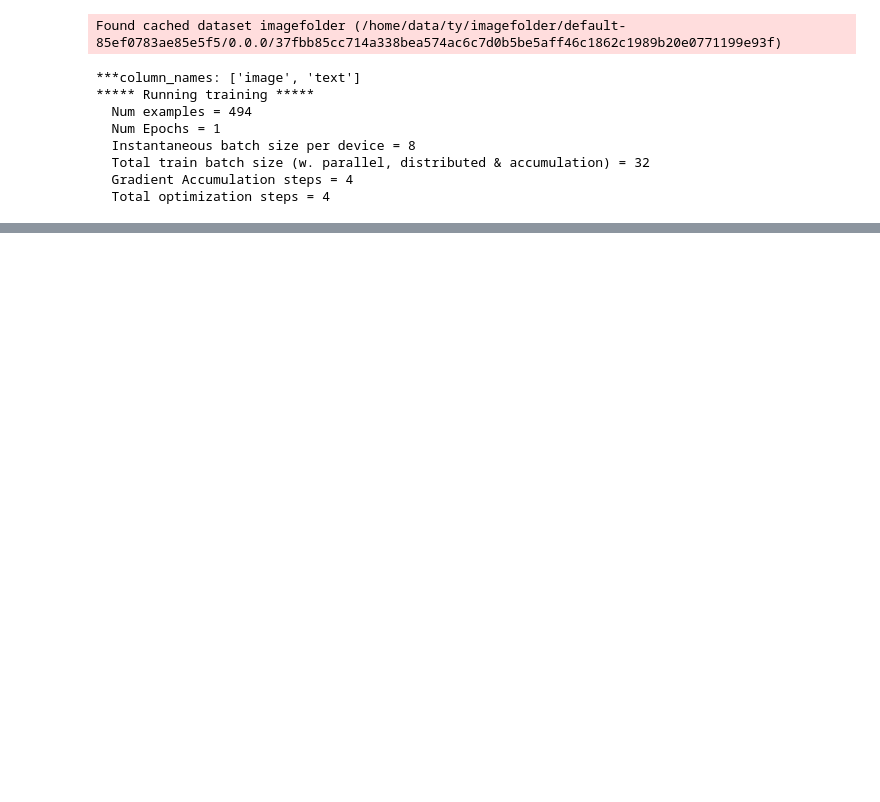
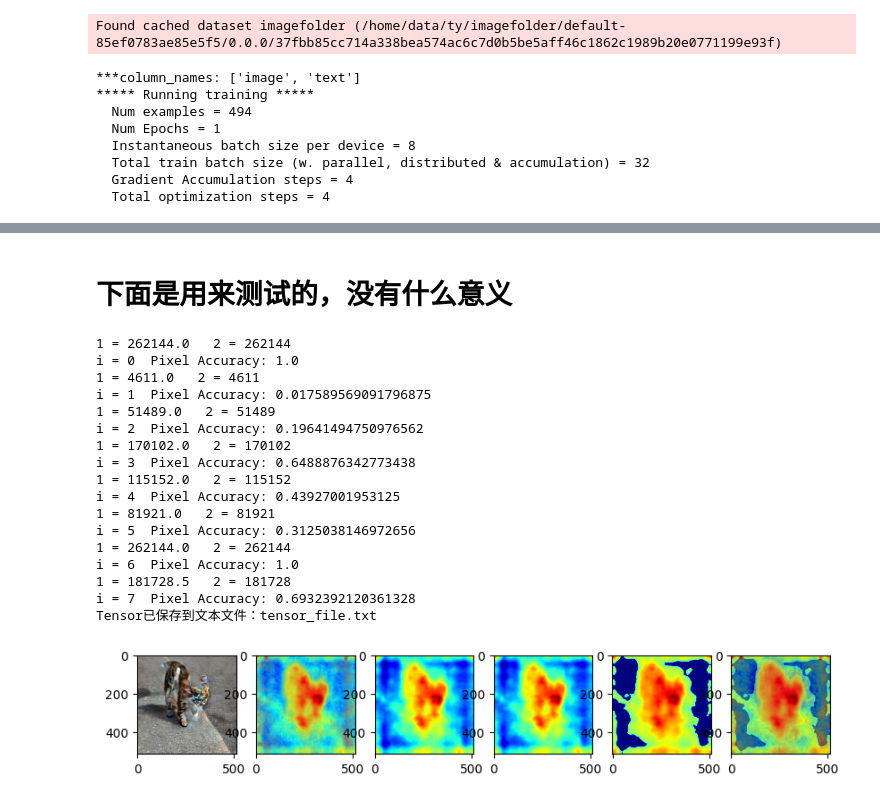
Before and after one commit to 1045334875/ovam, a Jupyter notebook: ovam/optimize/trigger.ipynb, the cells around one changed output, grey strips where cells are left out. Cells and saved outputs as stored; diff of their text form; code cells hidden in the pictures; blank space fills up the shorter version.

```diff
--- a/ovam/optimize/trigger.ipynb
+++ b/ovam/optimize/trigger.ipynb
@@ -768,3 +878,74 @@ tensor([[ 0.0198, -0.0499, -0.0243]], device='cuda:0', grad_fn=<SumBackward1>)
+# %% [markdown]
+# 下面是用来测试的，没有什么意义
+# %%
+
+
+fig, (ax0, ax1, ax2, ax3, ax4, ax5) = plt.subplots(1, 6, figsize=(10, 10))
+th = 0.5
+
+for i in range(0,8):
+    t1 =attention_maps3[i]
+
+    ax0.imshow(image_tri)
+    ax1.imshow(t1, alpha=t1 / t1.max(), cmap='jet')
+    ax2.imshow(t1, cmap='jet')
+
+    a = t1 / t1.max()
+
+    ax3.imshow(a, cmap='jet')
+
+    a[(t1/t1.max())<th]= 0
+    ax4.imshow(a, cmap='jet')
+
+    ax5.imshow(a, alpha=t1 / t1.max(), cmap='jet')
+
+    b = a
+    #-----------------------------------------------------
+    b[(t1/t1.max())>th] = 1
+    # 计算值为1的像素点数量
+    num_pixels_with_value_1 = b.sum()
+    #-----------------------------------------------------
+    # 创建一个布尔Tensor，其中大于阈值的元素为True
+    bool_tensor = a.gt(th)
+    count_above_threshold = bool_tensor.sum().item()
+    #-----------------------------------------------------
+    print(f"1 = {num_pixels_with_value_1}   2 = {count_above_threshold}")
+    # 计算总面积
+    total_area = 512 * 512
+
+    # 计算 Pixel Accuracy
+    pixel_accuracy = num_pixels_with_value_1 / total_area
+
+    print(f"i = {i}  Pixel Accuracy: {pixel_accuracy}")
+
+
+
+
+tensor_np = a.numpy()
+
+# 将NumPy数组保存到文本文件中
+np.savetxt('tensor_file.txt', tensor_np)  # 使用科学记数法格式化数字
+
+print('Tensor已保存到文本文件：tensor_file.txt')
+# %% [output]
+1 = 262144.0   2 = 262144
+i = 0  Pixel Accuracy: 1.0
+1 = 4611.0   2 = 4611
+i = 1  Pixel Accuracy: 0.017589569091796875
+1 = 51489.0   2 = 51489
+i = 2  Pixel Accuracy: 0.19641494750976562
+1 = 170102.0   2 = 170102
+i = 3  Pixel Accuracy: 0.6488876342773438
+1 = 115152.0   2 = 115152
+i = 4  Pixel Accuracy: 0.43927001953125
+1 = 81921.0   2 = 81921
+i = 5  Pixel Accuracy: 0.3125038146972656
+1 = 262144.0   2 = 262144
+i = 6  Pixel Accuracy: 1.0
+1 = 181728.5   2 = 181728
+i = 7  Pixel Accuracy: 0.6932392120361328
+Tensor已保存到文本文件：tensor_file.txt
+[figure, added]
 # %%
 loss_sum = []
 
```
Also changed, not shown: parts of 12 cells of this notebook, 1 other file.
